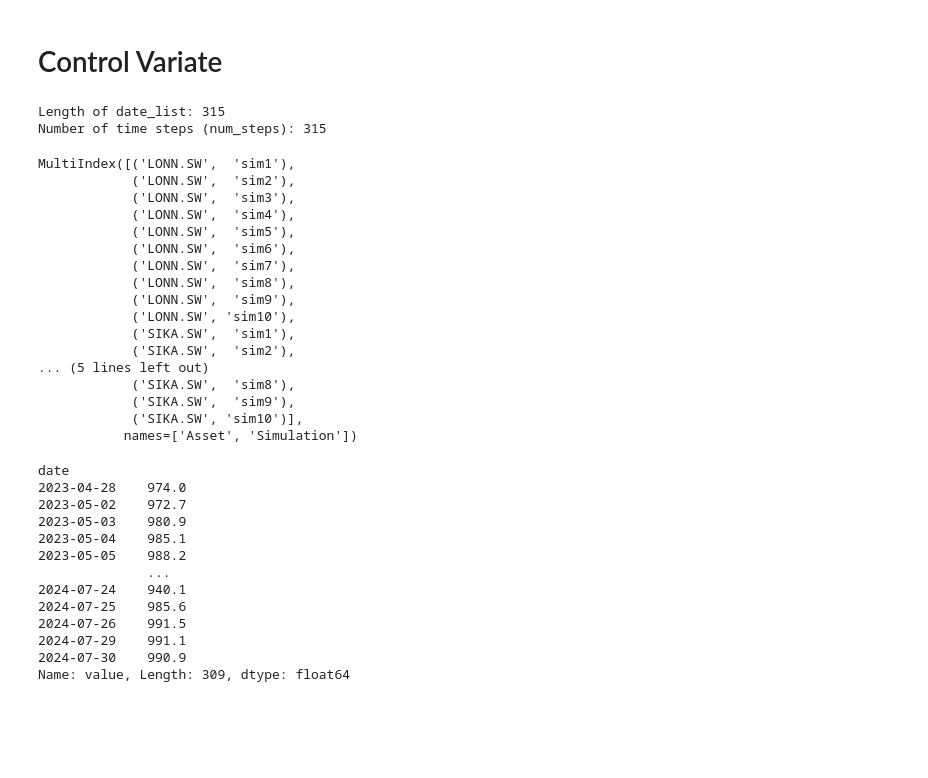
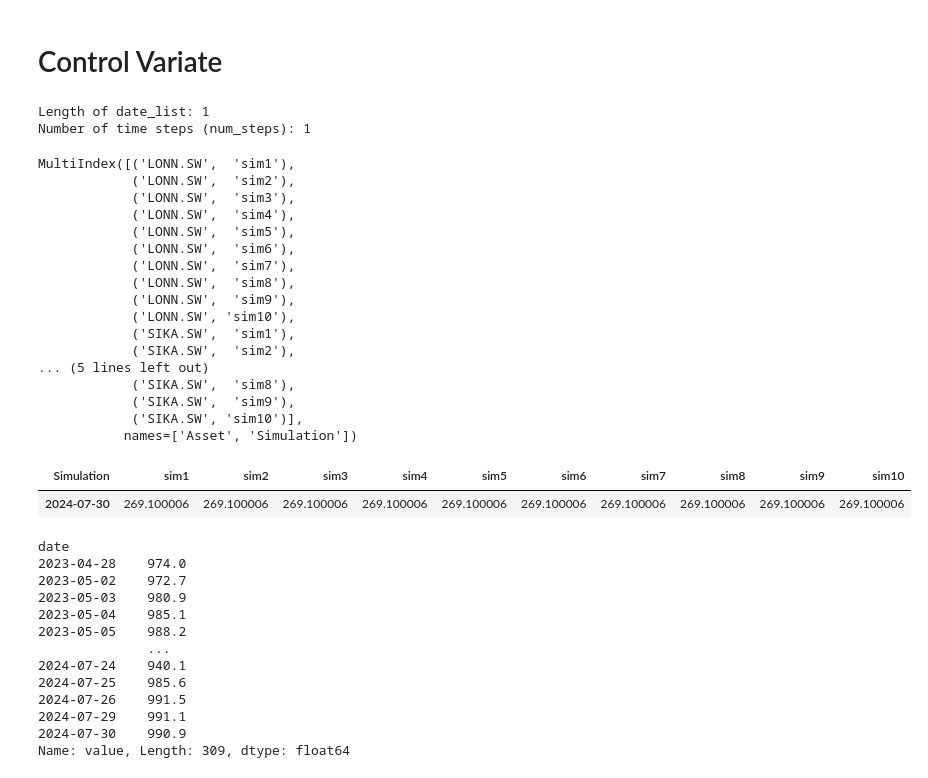
Before and after one commit to weiyuanoh/MH4518, a Jupyter notebook: WY/Model Notebooks/VarianceReduction.ipynb, the cells around one changed output. Cells and saved outputs as stored; diff of their text form; code cells hidden in the pictures; blank space fills up the shorter version.

```diff
--- a/WY/Model Notebooks/VarianceReduction.ipynb
+++ b/WY/Model Notebooks/VarianceReduction.ipynb
@@ -53,11 +53,11 @@ params_product = {
 # %% [markdown]
 # Control Variate
 # %%
-sim_t = gbm.multi_asset_gbm_n_sims(plot= False, plotasset= False, nsims=10, data = data, fdos= cs.initial_fixing_date)
+sim_t = gbm.multi_asset_gbm_n_sims(plot= False, plotasset= False, nsims=10, data = data, fdos= cs.final_fixing_date)
 sim_t.columns
 # %% [output]
-Length of date_list: 315
-Number of time steps (num_steps): 315
+Length of date_list: 1
+Number of time steps (num_steps): 1
 MultiIndex([('LONN.SW',  'sim1'),
             ('LONN.SW',  'sim2'),
             ('LONN.SW',  'sim3'),
@@ -79,6 +79,11 @@ MultiIndex([('LONN.SW',  'sim1'),
 # Extract asset paths
 lonza_path = sim_t['LONN.SW']
 sika_path = sim_t['SIKA.SW']
+# %%
+sika_path
+# %% [output]
+| Simulation | sim1 | sim2 | sim3 | sim4 | sim5 | sim6 | sim7 | sim8 | sim9 | sim10 |
+| 2024-07-30 | 269.100006 | 269.100006 | 269.100006 | 269.100006 | 269.100006 | 269.100006 | 269.100006 | 269.100006 | 269.100006 | 269.100006 |
 # %%
 payoff_gbm_t = pf.payoff(paths1=lonza_path, paths2=sika_path, params=params_product, fdos = cs.initial_fixing_date)
 # %%
```
Also changed, not shown: parts of 1 cell of this notebook, 13 other files.
